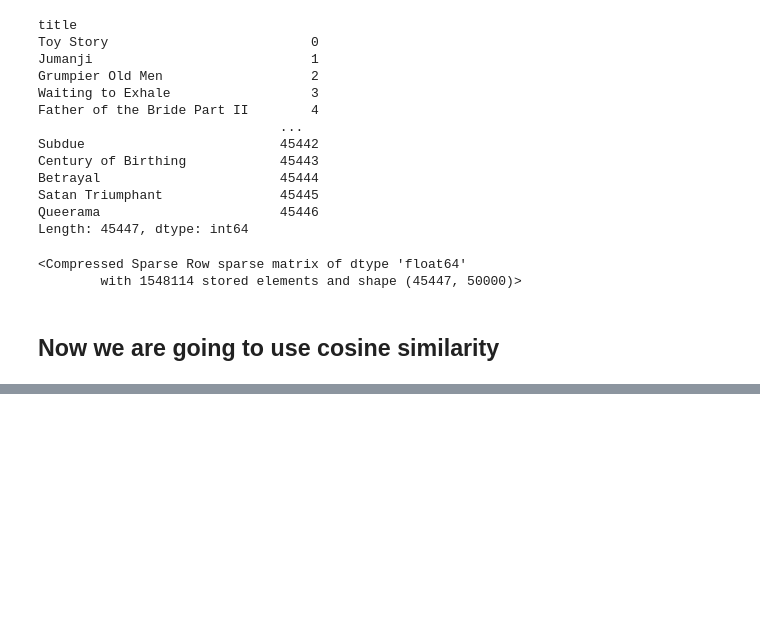
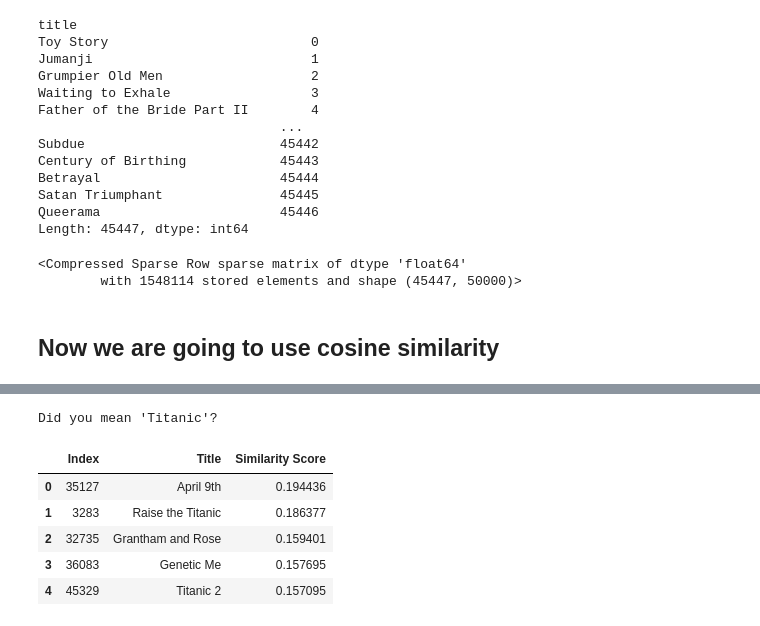
Before and after one commit to Md-Ruhul-Amin-Rony/Movie_recommendation-, a Jupyter notebook: movies.ipynb, the cells around one changed output, grey strips where cells are left out. Cells and saved outputs as stored; diff of their text form; code cells hidden in the pictures; blank space fills up the shorter version.

Commit message:
created the recommendation function and using fuzzywuzy

```diff
--- a/movies.ipynb
+++ b/movies.ipynb
@@ -264,0 +373,10 @@ Name: title, dtype: str
+# %%
+recommend_with_scores('titanic', 5)
+# %% [output]
+Did you mean 'Titanic'?
+|  | Index | Title | Similarity Score |
+| 0 | 35127 | April 9th | 0.194436 |
+| 1 | 3283 | Raise the Titanic | 0.186377 |
+| 2 | 32735 | Grantham and Rose | 0.159401 |
+| 3 | 36083 | Genetic Me | 0.157695 |
+| 4 | 45329 | Titanic 2 | 0.157095 |
```
Also changed, not shown: parts of 5 cells of this notebook.
